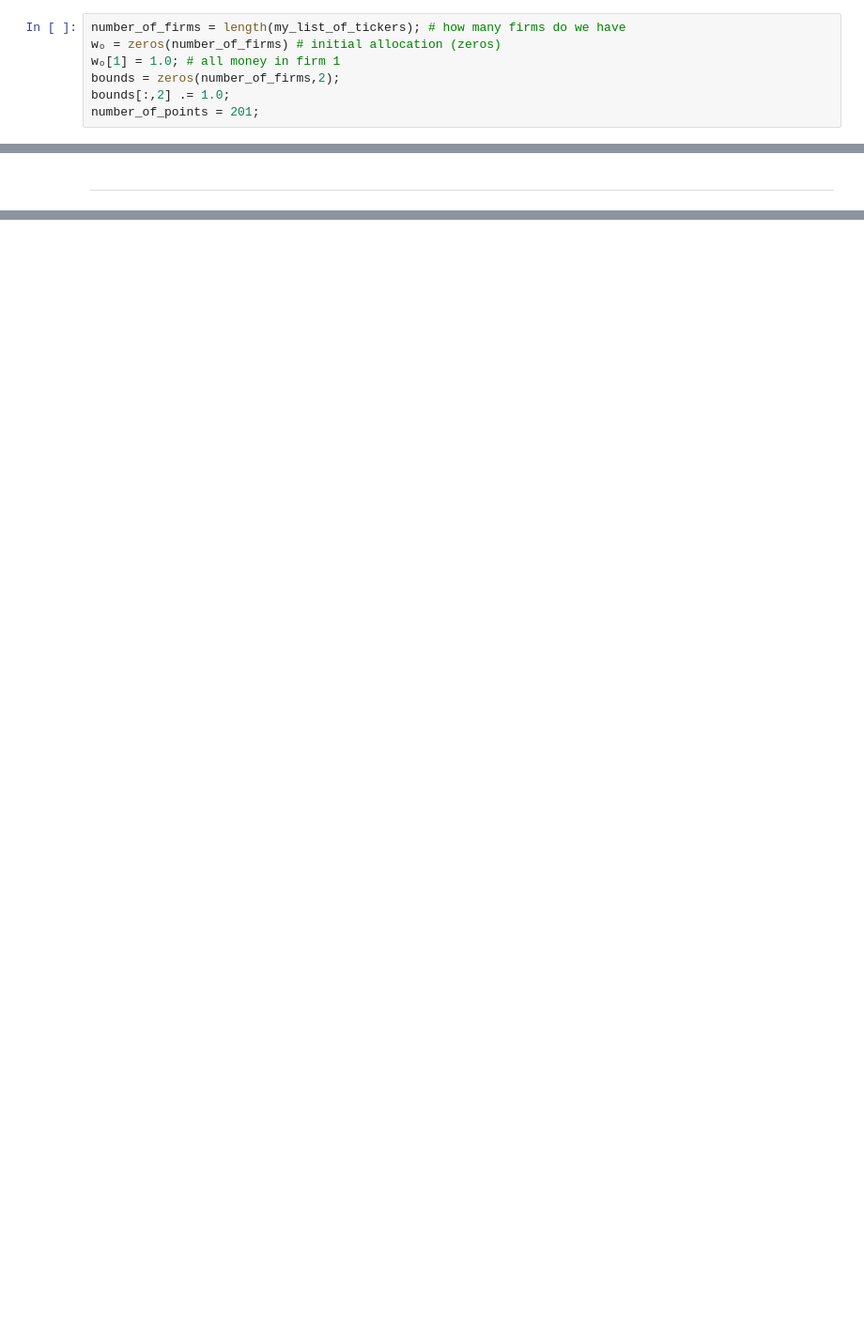
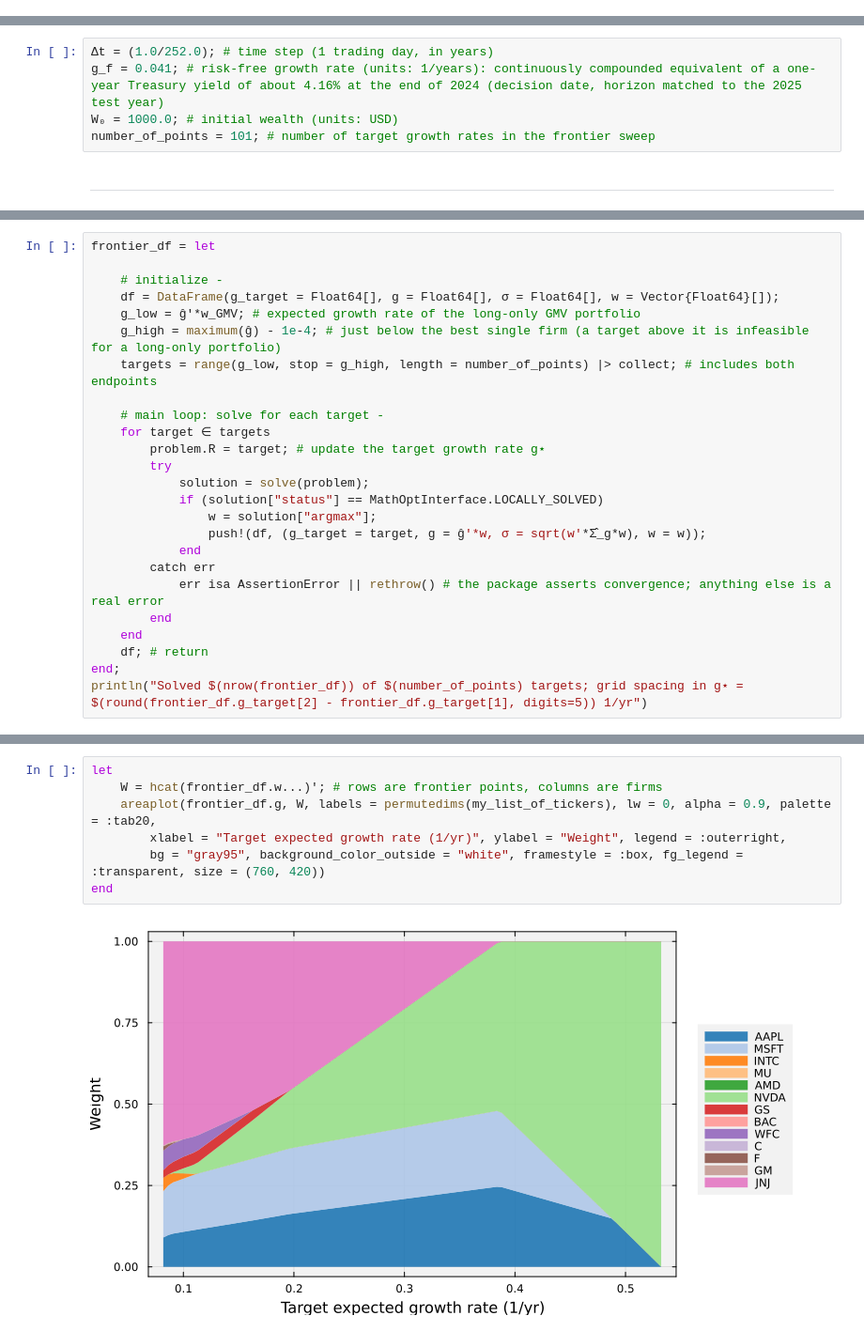
Before and after one commit to varnerlab/CHEME-5660-CourseRepository-Fall-2026, a Jupyter notebook: lectures/week-5/L5b/CHEME-5660-L5b-Example-Data-MinVar-Portfolio-Fall-2026.ipynb, the cells around one changed output, grey strips where cells are left out. Shown at 94% size. Saved outputs shown, nothing was run; the diff lists cells and outputs as text; blank space fills up the shorter version.

```diff
--- a/lectures/week-5/L5b/CHEME-5660-L5b-Example-Data-MinVar-Portfolio-Fall-2026.ipynb
+++ b/lectures/week-5/L5b/CHEME-5660-L5b-Example-Data-MinVar-Portfolio-Fall-2026.ipynb
@@ -174,7 +24,0 @@ First, let's set up the bounds and other parameters required for the computation
-# %%
-number_of_firms = length(my_list_of_tickers); # how many firms do we have
-wₒ = zeros(number_of_firms) # initial allocation (zeros)
-wₒ[1] = 1.0; # all money in firm 1
-bounds = zeros(number_of_firms,2);
-bounds[:,2] .= 1.0;
-number_of_points = 201;
@@ -414,2 +73,7 @@ end
+# %%
+Δt = (1.0/252.0); # time step (1 trading day, in years)
+g_f = 0.041; # risk-free growth rate (units: 1/years): continuously compounded equivalent of a one-year Treasury yield of about 4.16% at the end of 2024 (decision date, horizon matched to the 2025 test year)
+W₀ = 1000.0; # initial wealth (units: USD)
+number_of_points = 101; # number of target growth rates in the frontier sweep
 # %% [markdown]
 ___
@@ -428,0 +250,25 @@ ___
+# %%
+frontier_df = let
+
+    # initialize -
+    df = DataFrame(g_target = Float64[], g = Float64[], σ = Float64[], w = Vector{Float64}[]);
+    g_low = ĝ'*w_GMV; # expected growth rate of the long-only GMV portfolio
+    g_high = maximum(ĝ) - 1e-4; # just below the best single firm (a target above it is infeasible for a long-only portfolio)
+    targets = range(g_low, stop = g_high, length = number_of_points) |> collect; # includes both endpoints
+
+    # main loop: solve for each target -
+    for target ∈ targets
+        problem.R = target; # update the target growth rate g⋆
+        try
+            solution = solve(problem);
+            if (solution["status"] == MathOptInterface.LOCALLY_SOLVED)
+                w = solution["argmax"];
+                push!(df, (g_target = target, g = ĝ'*w, σ = sqrt(w'*Σ̂_g*w), w = w));
+            end
+        catch err
+            err isa AssertionError || rethrow() # the package asserts convergence; anything else is a real error
+        end
+    end
+    df; # return
+end;
+println("Solved $(nrow(frontier_df)) of $(number_of_points) targets; grid spacing in g⋆ = $(round(frontier_df.g_target[2] - frontier_df.g_target[1], digits=5)) 1/yr")
@@ -428,0 +324,9 @@ ___
+# %%
+let
+    W = hcat(frontier_df.w...)'; # rows are frontier points, columns are firms
+    areaplot(frontier_df.g, W, labels = permutedims(my_list_of_tickers), lw = 0, alpha = 0.9, palette = :tab20,
+        xlabel = "Target expected growth rate (1/yr)", ylabel = "Weight", legend = :outerright,
+        bg = "gray95", background_color_outside = "white", framestyle = :box, fg_legend = :transparent, size = (760, 420))
+end
+# %% [output]
+[figure, added]
```
Also changed, not shown: parts of 96 cells of this notebook, 48 other files.
